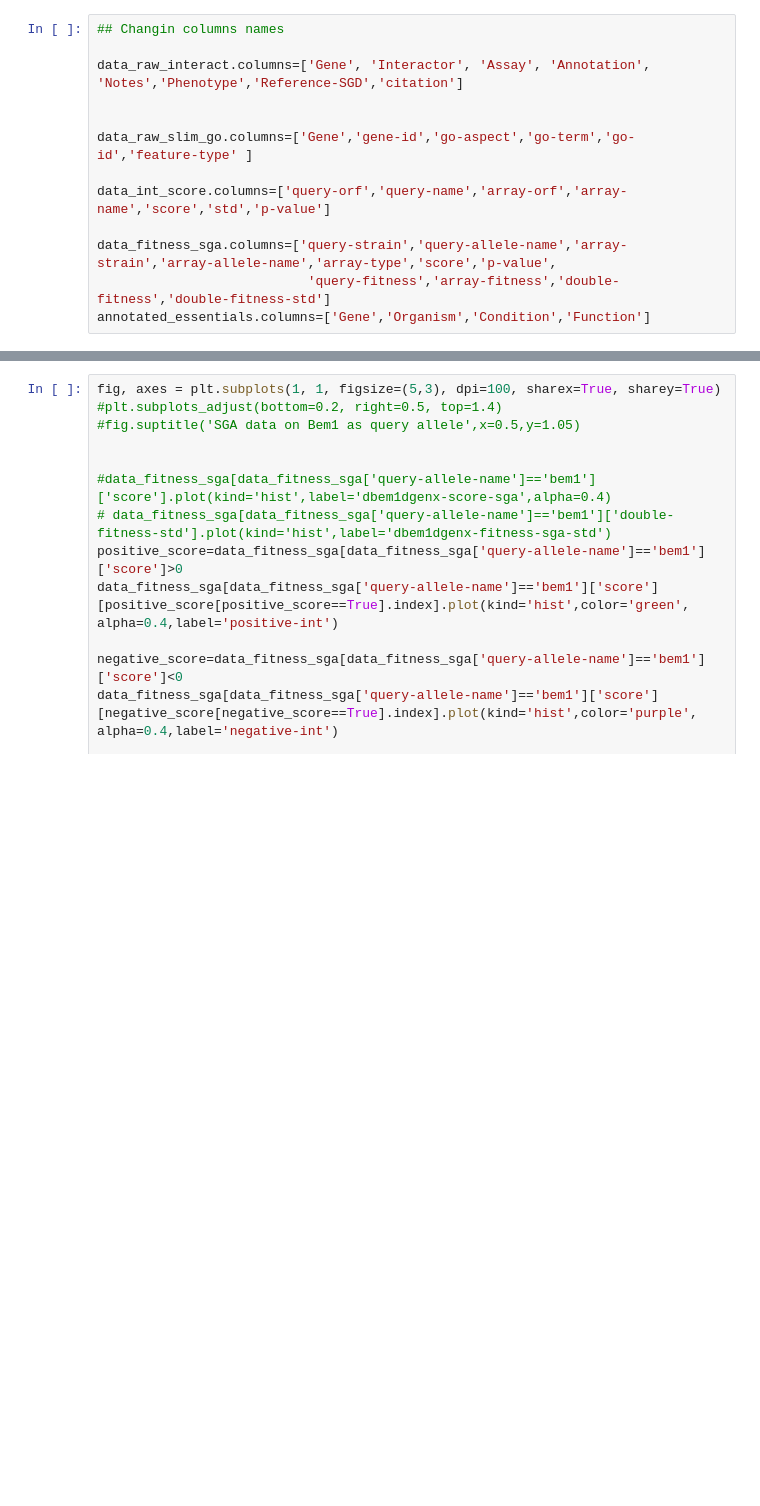
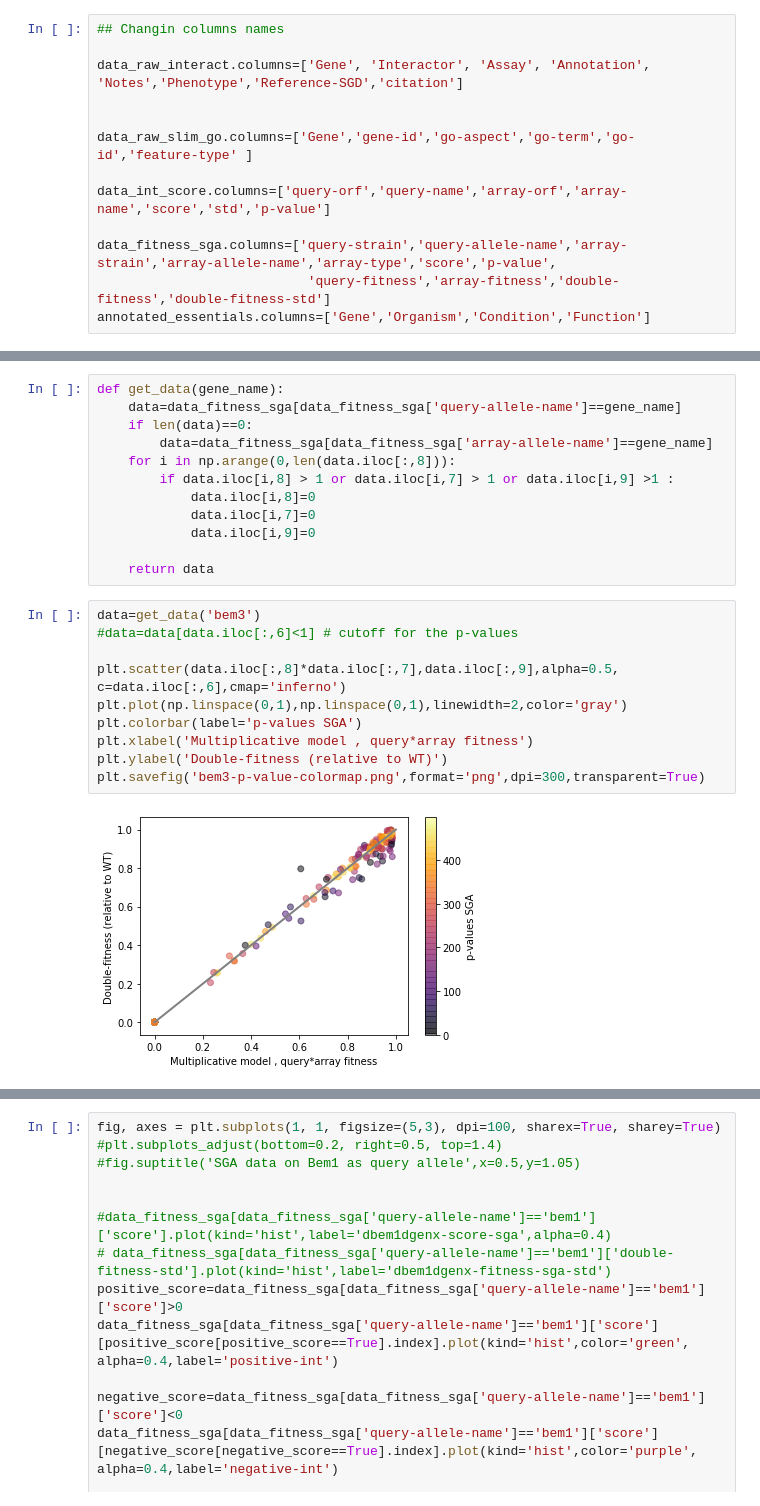
Before and after one commit to leilaicruz/machine-learning-for-yeast, a Jupyter notebook: interact2go.ipynb, the cells around one changed output, grey strips where cells are left out. Drawn from its saved outputs; the diff is of its cells as text; blank space fills up the shorter version.

```diff
--- a/interact2go.ipynb
+++ b/interact2go.ipynb
@@ -38,3 +153,27 @@ annotated_essentials.columns=['Gene','Organism','Condition','Function']
+# %%
+def get_data(gene_name):
+    data=data_fitness_sga[data_fitness_sga['query-allele-name']==gene_name]
+    if len(data)==0:
+        data=data_fitness_sga[data_fitness_sga['array-allele-name']==gene_name]
+    for i in np.arange(0,len(data.iloc[:,8])):
+        if data.iloc[i,8] > 1 or data.iloc[i,7] > 1 or data.iloc[i,9] >1 :
+            data.iloc[i,8]=0
+            data.iloc[i,7]=0
+            data.iloc[i,9]=0
+
+    return data
+# %%
+data=get_data('bem3')
+#data=data[data.iloc[:,6]<1] # cutoff for the p-values
+
+plt.scatter(data.iloc[:,8]*data.iloc[:,7],data.iloc[:,9],alpha=0.5, c=data.iloc[:,6],cmap='inferno')
+plt.plot(np.linspace(0,1),np.linspace(0,1),linewidth=2,color='gray')
+plt.colorbar(label='p-values SGA')
+plt.xlabel('Multiplicative model , query*array fitness')
+plt.ylabel('Double-fitness (relative to WT)')
+plt.savefig('bem3-p-value-colormap.png',format='png',dpi=300,transparent=True)
+# %% [output]
+[figure, added]
 # %%
 fig, axes = plt.subplots(1, 1, figsize=(5,3), dpi=100, sharex=True, sharey=True)
 #plt.subplots_adjust(bottom=0.2, right=0.5, top=1.4)
```
Also changed, not shown: parts of 6 cells of this notebook, 9 other files.
